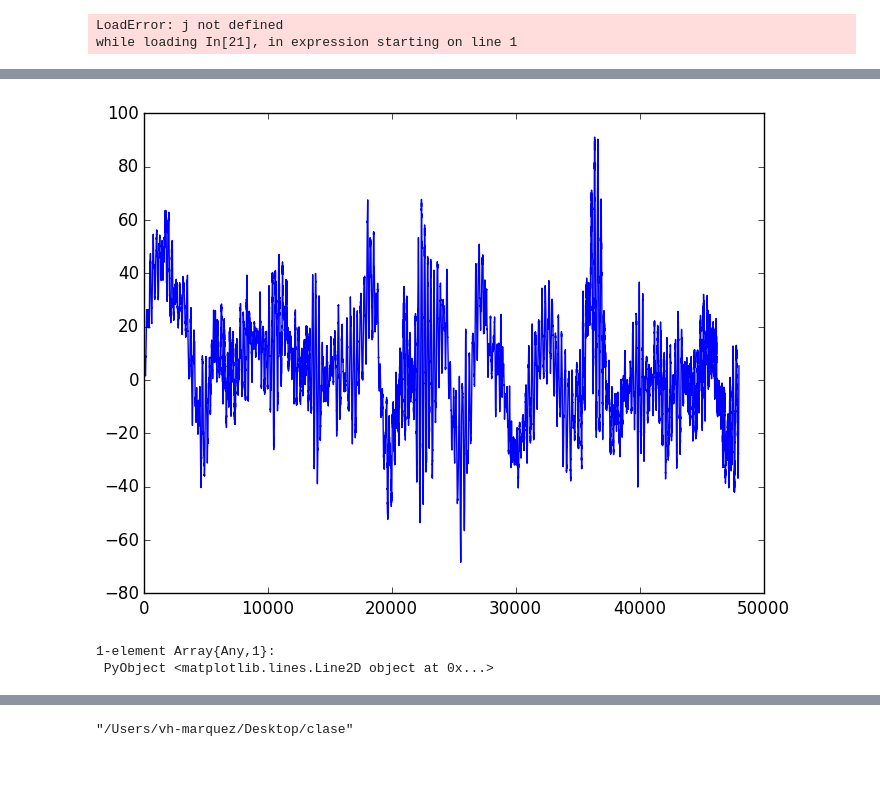
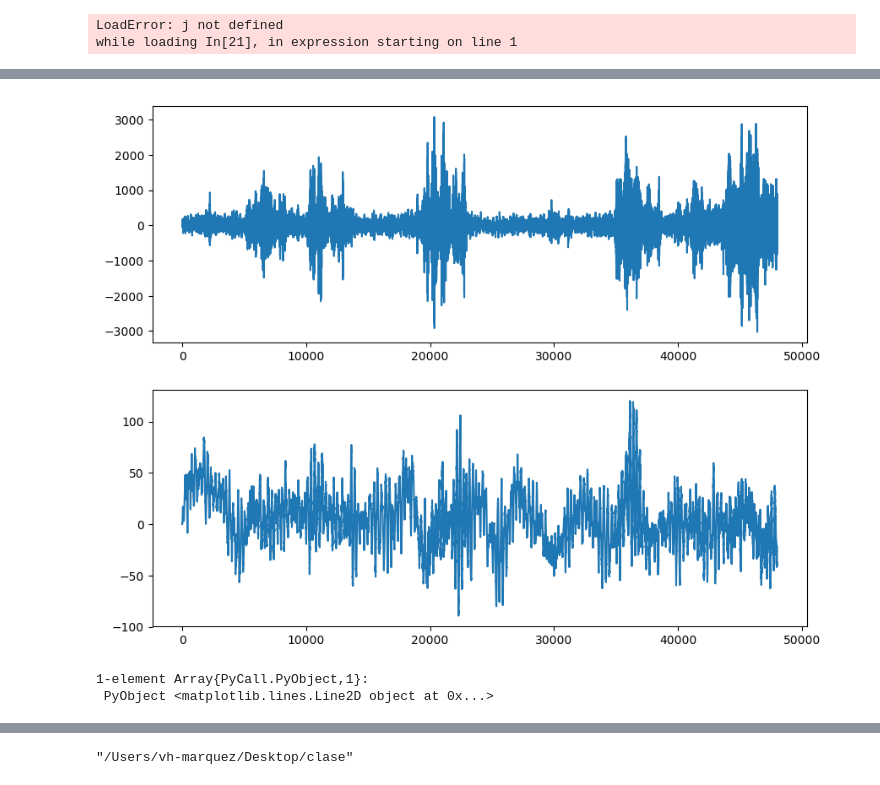
Before and after one commit to vhmar/EnvironmentalSeismology-Classroom, a Jupyter notebook: MA-LP.ipynb, the cells around one changed output, grey strips where cells are left out. Saved outputs shown, nothing was run; the diff lists cells and outputs as text; code cells hidden in the pictures.

```diff
--- a/filtros.ipynb
+++ b/MA-LP.ipynb
@@ -232,5 +228,5 @@ mean(j[!isnan(j)])
 LoadError: j not defined
 while loading In[21], in expression starting on line 1
 # %%
-su = ones(400)*(1/400)
-datEma = filt(su,1,datE[:,2])
+su = ones(200)*(1/200)
+Edata = filt(su,1,datE[:,2]);
@@ -255,6 +233,10 @@ datEma = filt(su,1,datE[:,2])
-# %%
-plot(datEma)
-# %% [output]
-[figure, removed]
-1-element Array{Any,1}:
- PyObject <matplotlib.lines.Line2D object at 0x...>
+# %%
+fig = figure(figsize=(10,8))
+subplot(2,1,1)
+plot(datE[:,2])
+subplot(2,1,2)
+plot(Edata)
+# %% [output]
+[figure, added]
+1-element Array{PyCall.PyObject,1}:
+ PyObject <matplotlib.lines.Line2D object at 0x...>
```
Also changed, not shown: parts of 6 cells of this notebook, 2 other files.
